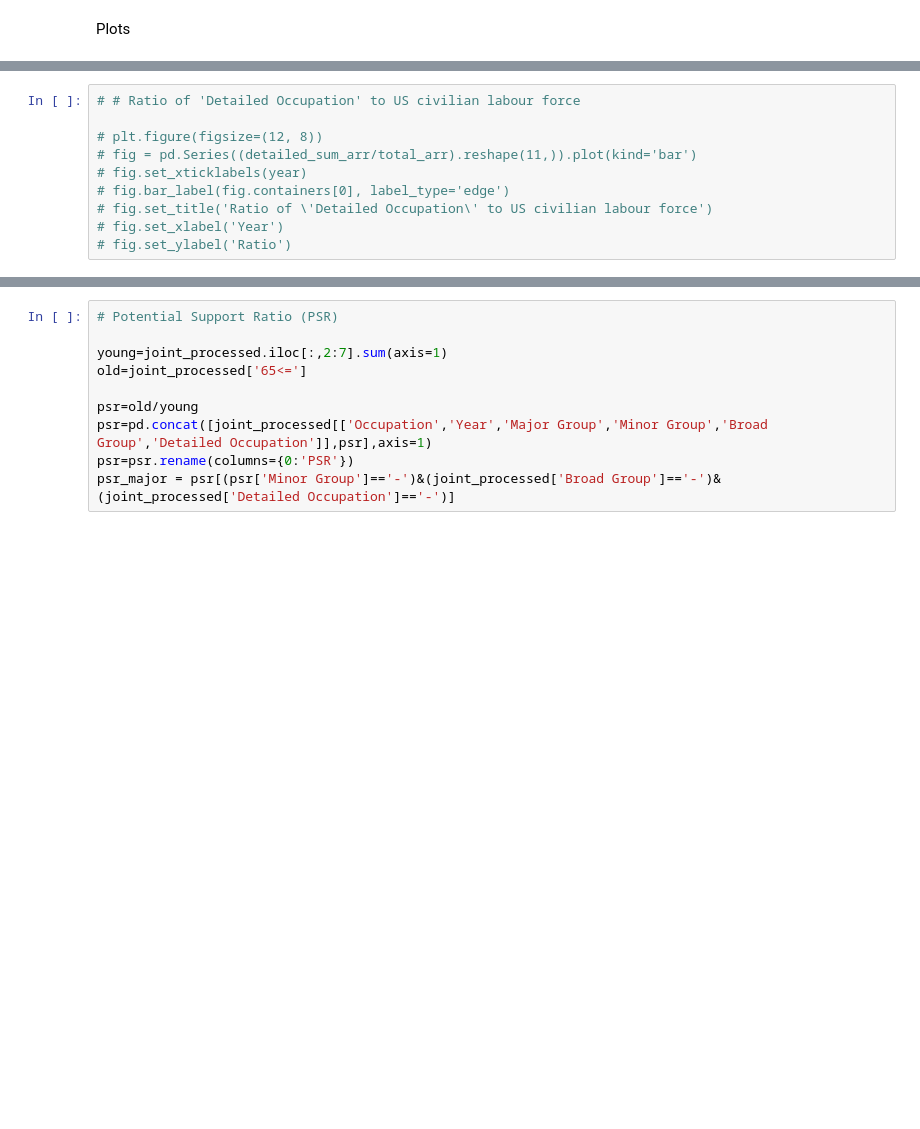
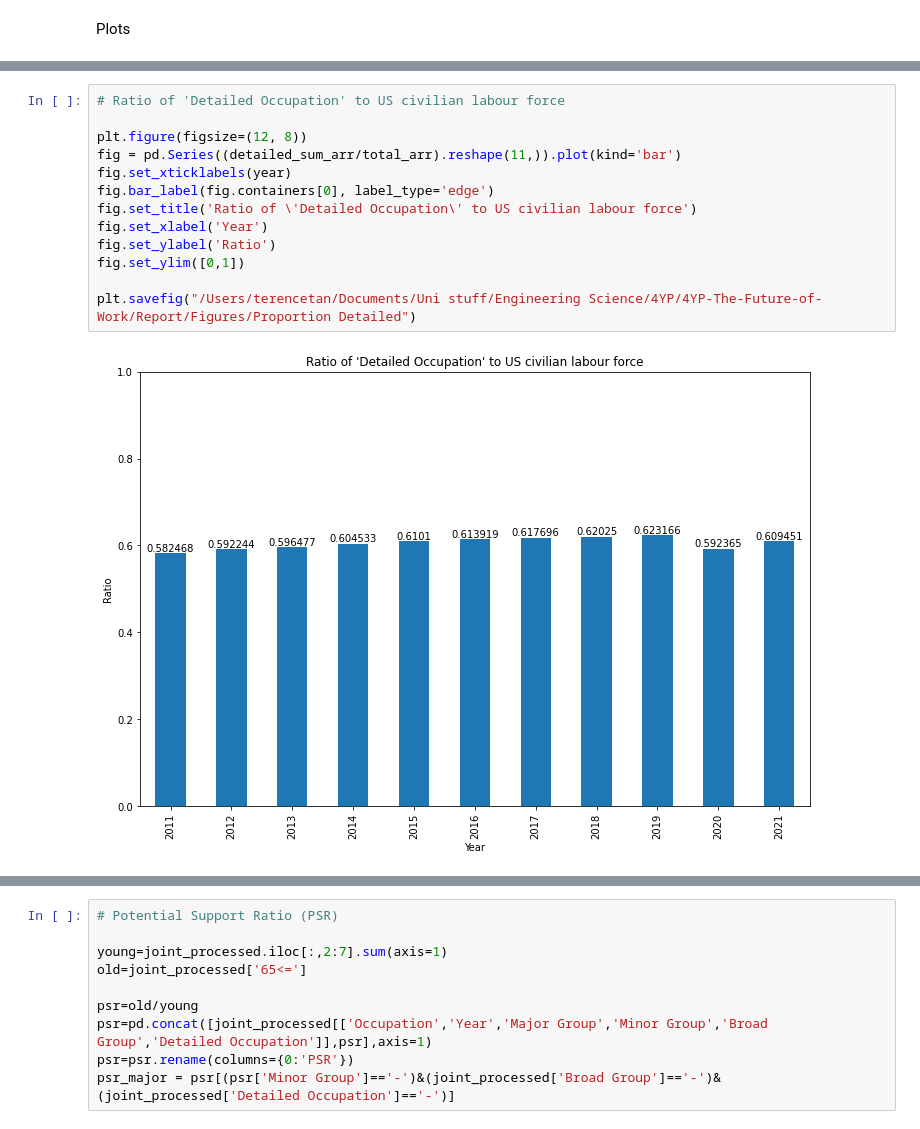
Before and after one commit to terencetan-c/4YP-The-Future-of-Work, a Jupyter notebook: Data modelling/Data modelling.ipynb, the cells around one changed output, grey strips where cells are left out. Saved outputs shown, nothing was run; the diff lists cells and outputs as text; blank space fills up the shorter version.

```diff
--- a/Data modelling/Data modelling.ipynb
+++ b/Data modelling/Data modelling.ipynb
@@ -66,12 +66,17 @@ year=[2011,2012,2013,2014,2015,2016,2017,2018,2019,2020,2021]
 # print((detailed_sum_arr/total_arr))
 # %%
-# # Ratio of 'Detailed Occupation' to US civilian labour force
+# Ratio of 'Detailed Occupation' to US civilian labour force
 
-# plt.figure(figsize=(12, 8))
-# fig = pd.Series((detailed_sum_arr/total_arr).reshape(11,)).plot(kind='bar')
-# fig.set_xticklabels(year)
-# fig.bar_label(fig.containers[0], label_type='edge')
-# fig.set_title('Ratio of \'Detailed Occupation\' to US civilian labour force')
-# fig.set_xlabel('Year')
-# fig.set_ylabel('Ratio')
+plt.figure(figsize=(12, 8))
+fig = pd.Series((detailed_sum_arr/total_arr).reshape(11,)).plot(kind='bar')
+fig.set_xticklabels(year)
+fig.bar_label(fig.containers[0], label_type='edge')
+fig.set_title('Ratio of \'Detailed Occupation\' to US civilian labour force')
+fig.set_xlabel('Year')
+fig.set_ylabel('Ratio')
+fig.set_ylim([0,1])
+
+plt.savefig("/Users/terencetan/Documents/Uni stuff/Engineering Science/4YP/4YP-The-Future-of-Work/Report/Figures/Proportion Detailed")
+# %% [output]
+[figure, added]
 # %%
```
Also changed, not shown: parts of 31 cells of this notebook, 24 other files.
